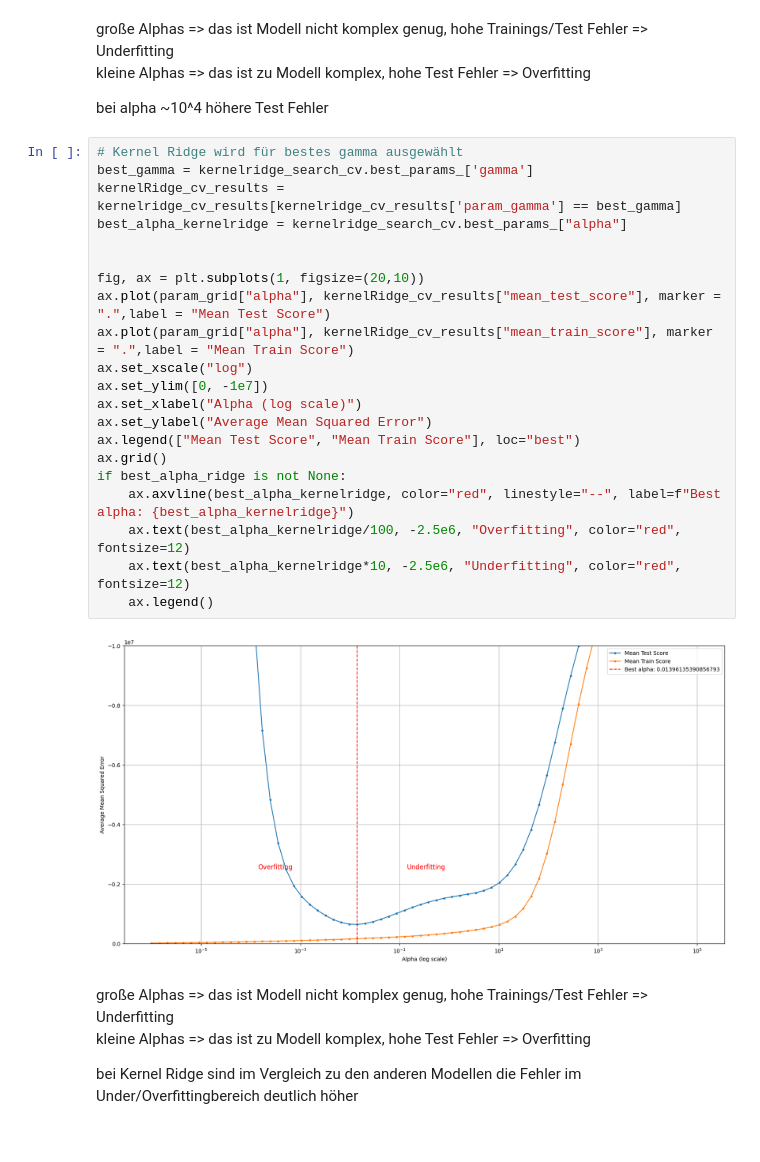
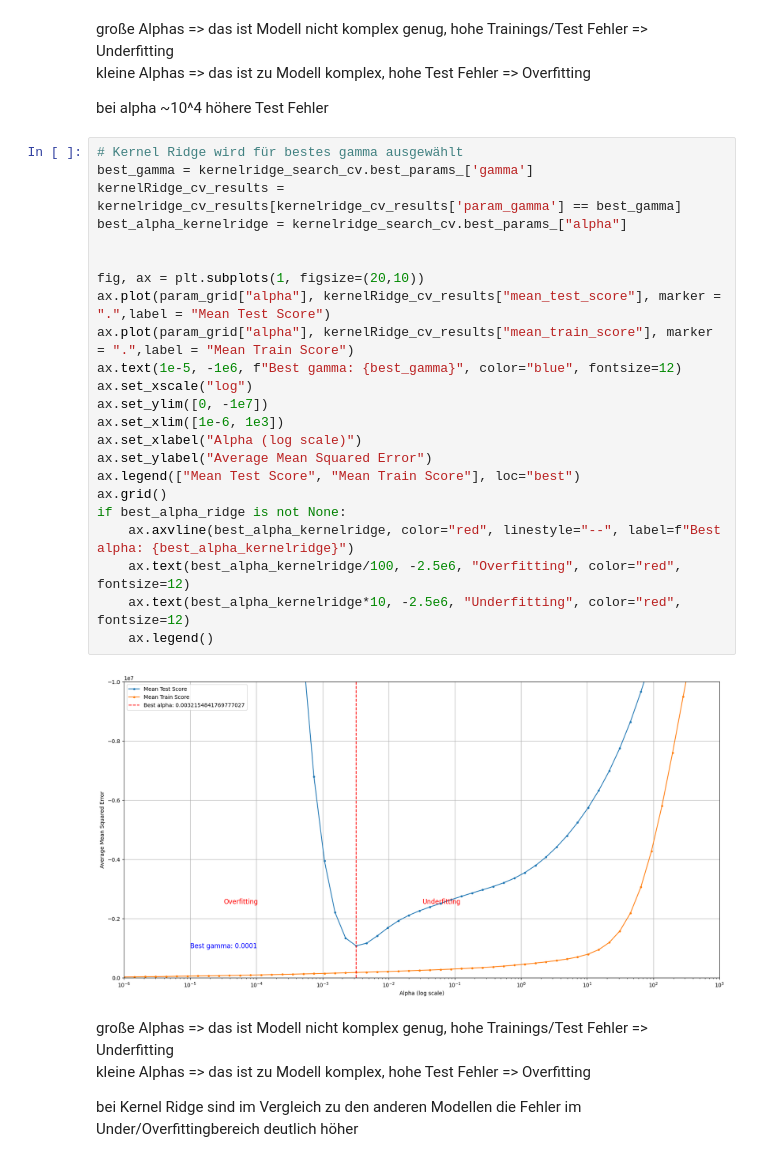
Before and after one commit to PaulBichl/machine-learning, a Jupyter notebook: src/machine_learning/BikeRental/Bichl_Paul_UE2.ipynb, the cells around one changed output. Saved outputs shown, nothing was run; the diff lists cells and outputs as text.

```diff
--- a/src/machine_learning/BikeRental/Bichl_Paul_UE2.ipynb
+++ b/src/machine_learning/BikeRental/Bichl_Paul_UE2.ipynb
@@ -144,26 +144,28 @@ bei alpha ~10^4 höhere Test Fehler
 # %%
 # Kernel Ridge wird für bestes gamma ausgewählt
 best_gamma = kernelridge_search_cv.best_params_['gamma']
 kernelRidge_cv_results = kernelridge_cv_results[kernelridge_cv_results['param_gamma'] == best_gamma]
 best_alpha_kernelridge = kernelridge_search_cv.best_params_["alpha"]
 
 
 fig, ax = plt.subplots(1, figsize=(20,10))
 ax.plot(param_grid["alpha"], kernelRidge_cv_results["mean_test_score"], marker = ".",label = "Mean Test Score")
 ax.plot(param_grid["alpha"], kernelRidge_cv_results["mean_train_score"], marker = ".",label = "Mean Train Score")
+ax.text(1e-5, -1e6, f"Best gamma: {best_gamma}", color="blue", fontsize=12)
 ax.set_xscale("log")
 ax.set_ylim([0, -1e7])
+ax.set_xlim([1e-6, 1e3])
 ax.set_xlabel("Alpha (log scale)")
 ax.set_ylabel("Average Mean Squared Error")
 ax.legend(["Mean Test Score", "Mean Train Score"], loc="best")
 ax.grid()
 if best_alpha_ridge is not None:
     ax.axvline(best_alpha_kernelridge, color="red", linestyle="--", label=f"Best alpha: {best_alpha_kernelridge}")
     ax.text(best_alpha_kernelridge/100, -2.5e6, "Overfitting", color="red", fontsize=12)
     ax.text(best_alpha_kernelridge*10, -2.5e6, "Underfitting", color="red", fontsize=12)
     ax.legend()
 # %% [output]
-[figure, old version]
+[figure, new version]
 # %% [markdown]
 große Alphas => das ist Modell nicht komplex genug, hohe Trainings/Test Fehler => Underfitting
 kleine Alphas => das ist zu Modell komplex, hohe Test Fehler => Overfitting
```
Also changed, not shown: parts of 3 cells of this notebook, 1 other file.
